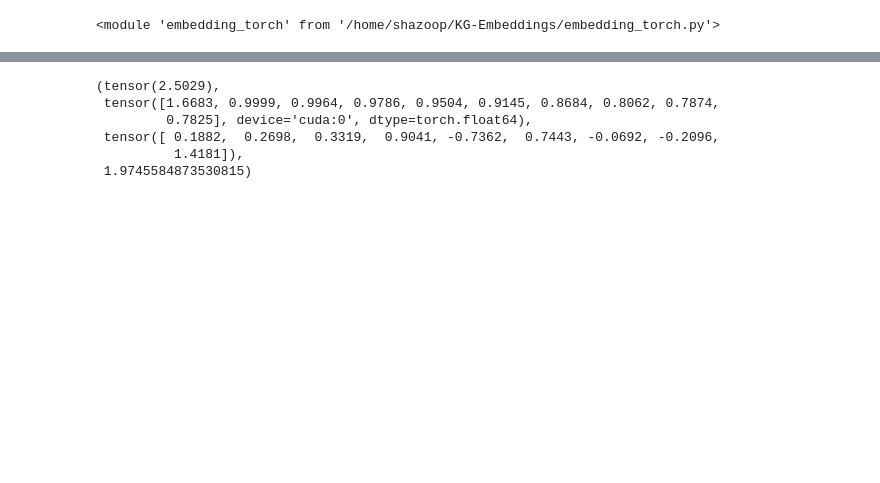
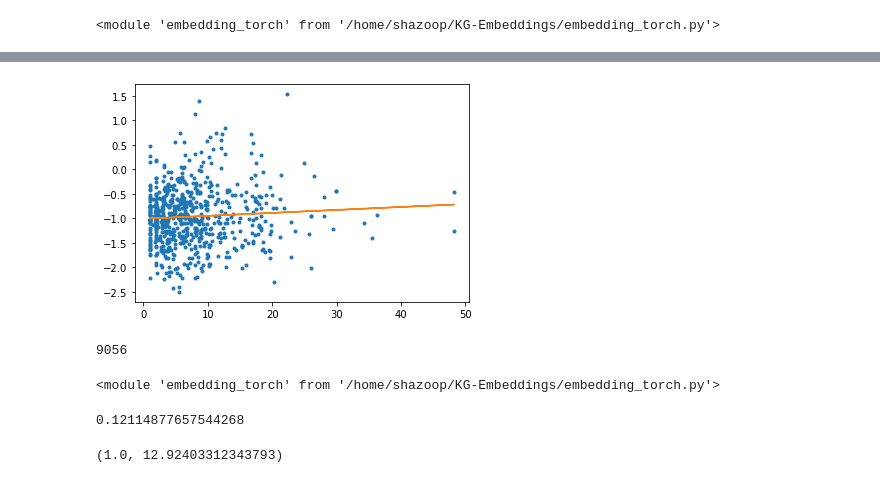
Before and after one commit to shazoop/Graph-Embeddings, a Jupyter notebook: Clean Run.ipynb, the cells around one changed output, grey strips where cells are left out. Cells and saved outputs as stored; diff of their text form; code cells hidden in the pictures; blank space fills up the shorter version.

```diff
--- a/Clean Run.ipynb
+++ b/Clean Run.ipynb
@@ -30,9 +81,14 @@ importlib.reload(et)
+# %%
+et.batch_plot(num_batch, ent_embeddings, rel_embeddings, nbd_embeddings, ent_id, rel_id, 10, edge_set, norm_threshold = 0., rel_tensor= False)
+# %% [output]
+[figure, added]
+# %%
+len(ent_id)
+# %% [output]
+9056
+# %%
+importlib.reload(et)
+# %% [output]
+<module 'embedding_torch' from '/home/shazoop/KG-Embeddings/embedding_torch.py'>
 # %%
-et.tch_score(edge,ent_embeddings, rel_embeddings, nbd_embeddings, ent_id, rel_id, 10, rel_tensor= False)
+r = et.batch_RR(edge,100, ent_embeddings, rel_embeddings, nbd_embeddings, ent_id, rel_id, 10, rel_tensor= False)
-# %% [output]
-(tensor(2.5029),
- tensor([1.6683, 0.9999, 0.9964, 0.9786, 0.9504, 0.9145, 0.8684, 0.8062, 0.7874,
-         0.7825], device='cuda:0', dtype=torch.float64),
- tensor([ 0.1882,  0.2698,  0.3319,  0.9041, -0.7362,  0.7443, -0.0692, -0.2096,
-          1.4181]),
- 1.9745584873530815)
@@ -38,0 +101,10 @@ et.tch_score(edge,ent_embeddings, rel_embeddings, nbd_embeddings, ent_id, rel_id
+# %%
+MRR_100
+# %% [output]
+0.12114877657544268
+# %%
+edge = list(edge_set['test.txt'])[250]
+r = et.batch_RR(edge,100, ent_embeddings, rel_embeddings, nbd_embeddings, ent_id, rel_id, 10, rel_tensor= False, reverse = True)
+r
+# %% [output]
+(1.0, 12.92403312343793)
```
Also changed, not shown: parts of 24 cells of this notebook, 2 other files.
